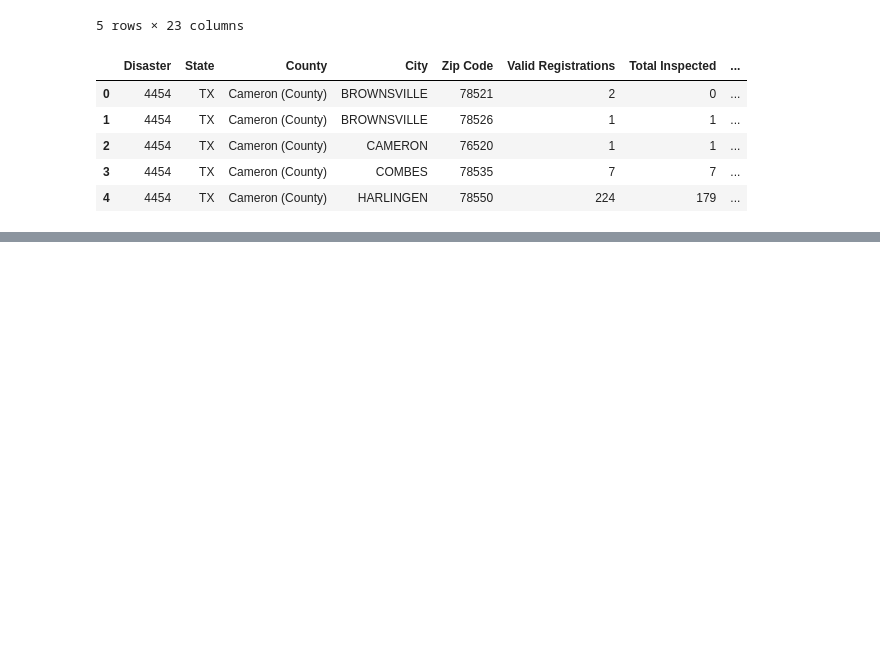
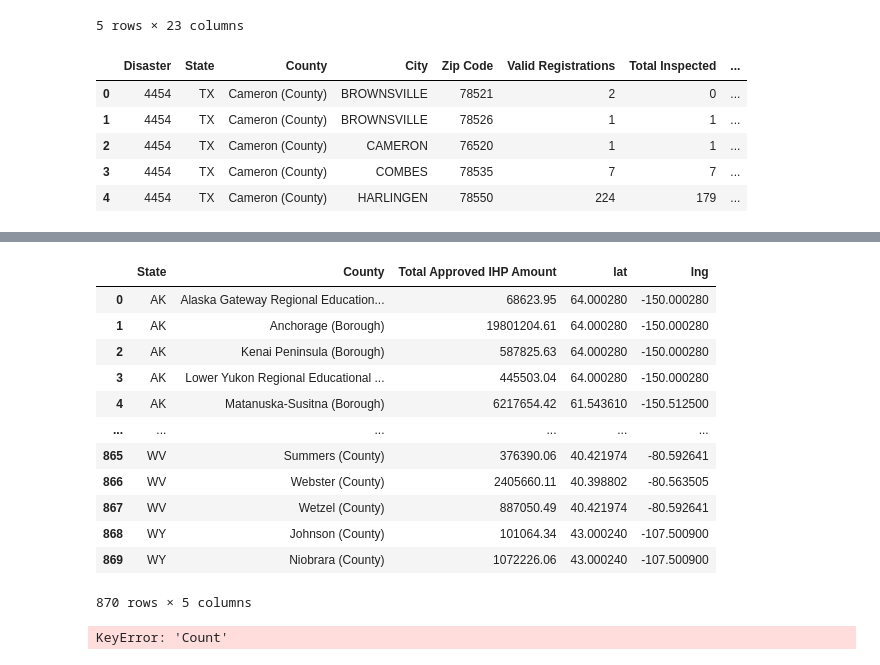
Before and after one commit to bandipara/fema_analytics, a Jupyter notebook: Flomo/Financial Data Aggregation.ipynb, the cells around one changed output, grey strips where cells are left out. Cells and saved outputs as stored; diff of their text form; code cells hidden in the pictures; blank space fills up the shorter version.

```diff
--- a/Flomo/Financial Data Aggregation.ipynb
+++ b/Flomo/Financial Data Aggregation.ipynb
@@ -231,0 +222,44 @@ county_summary_table
+# %%
+#Inport information to use Open Cage Geocode to find lats and longs of counties
+from opencage.geocoder import OpenCageGeocode
+from opencage.geocoder import InvalidInputError, RateLimitExceededError, UnknownError
+
+key =
+geocoder = OpenCageGeocode(key)
+# %%
+#Build loop to request lat and long from Geocoder
+
+#List to append info into
+lat = []
+lng = []
+query = []
+
+#loops through data frame takes county and state and request info
+for index, row in a.iterrows():
+    query = "u'" + row['County'] + ", " + row['State'] + "'"
+    results = geocoder.geocode(query)
+    #Saves lat and long into list
+    lat.append(results[0]['geometry']['lat'])
+    lng.append(results[0]['geometry']['lng'])
+# %%
+#Enter latitude into df
+county_summary_table_a['lat'] = lat
+# %%
+#Enter longitude into df
+county_summary_table_a['lng'] = lng
+# %%
+county_summary_table_a
+# %% [output]
+|  | State | County | Total Approved IHP Amount | lat | lng |
+| 0 | AK | Alaska Gateway Regional Education... | 68623.95 | 64.000280 | -150.000280 |
+| 1 | AK | Anchorage (Borough) | 19801204.61 | 64.000280 | -150.000280 |
+| 2 | AK | Kenai Peninsula (Borough) | 587825.63 | 64.000280 | -150.000280 |
+| 3 | AK | Lower Yukon Regional Educational ... | 445503.04 | 64.000280 | -150.000280 |
+| 4 | AK | Matanuska-Susitna (Borough) | 6217654.42 | 61.543610 | -150.512500 |
+| ... | ... | ... | ... | ... | ... |
+| 865 | WV | Summers (County) | 376390.06 | 40.421974 | -80.592641 |
+| 866 | WV | Webster (County) | 2405660.11 | 40.398802 | -80.563505 |
+| 867 | WV | Wetzel (County) | 887050.49 | 40.421974 | -80.592641 |
+| 868 | WY | Johnson (County) | 101064.34 | 43.000240 | -107.500900 |
+| 869 | WY | Niobrara (County) | 1072226.06 | 43.000240 | -107.500900 |
+870 rows × 5 columns
@@ -231,0 +321,5 @@ county_summary_table
+# %%
+for index, row in a.iterrows():
+    print('row['State'] + row['Count'])
+# %% [output]
+KeyError: 'Count'
```
Also changed, not shown: parts of 21 cells of this notebook, 2 other files.
